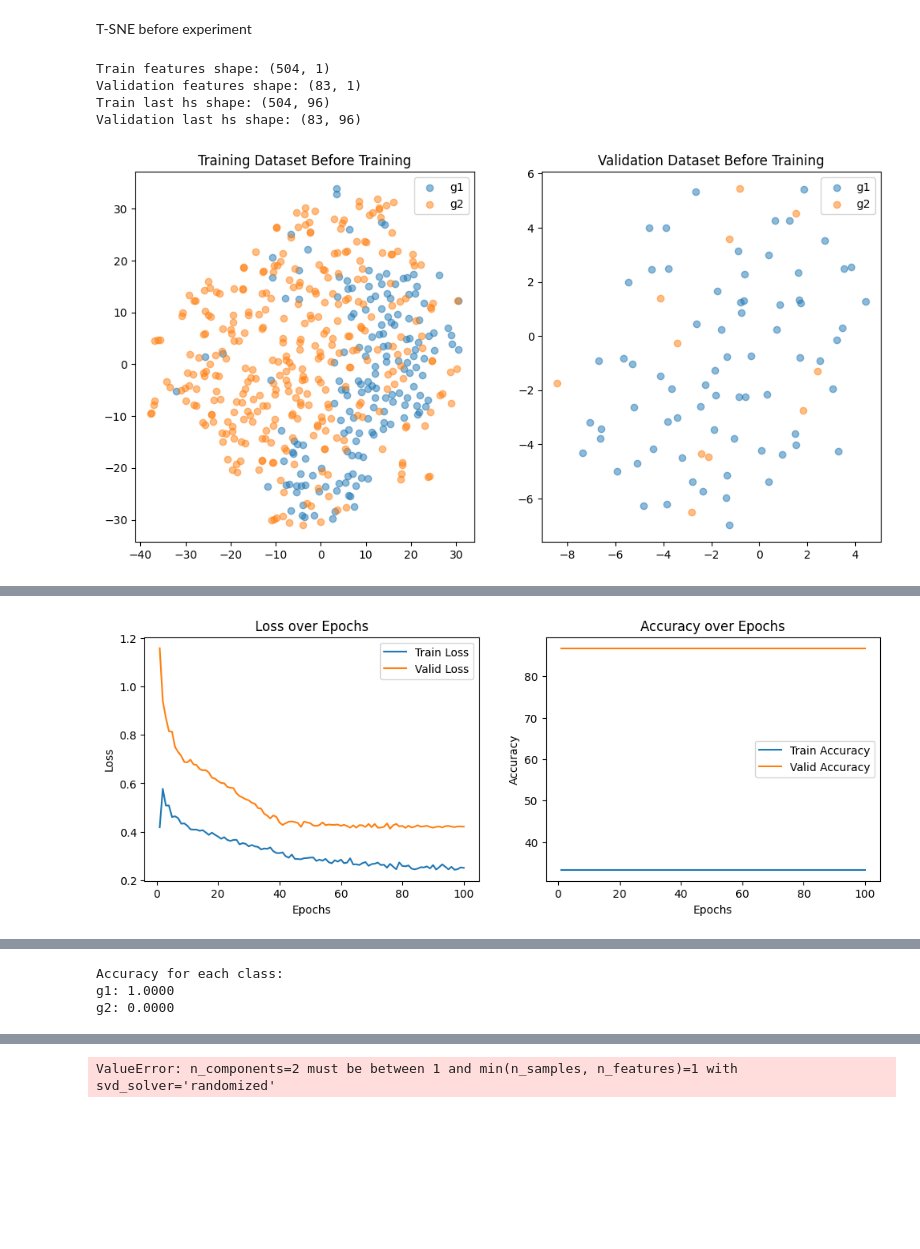
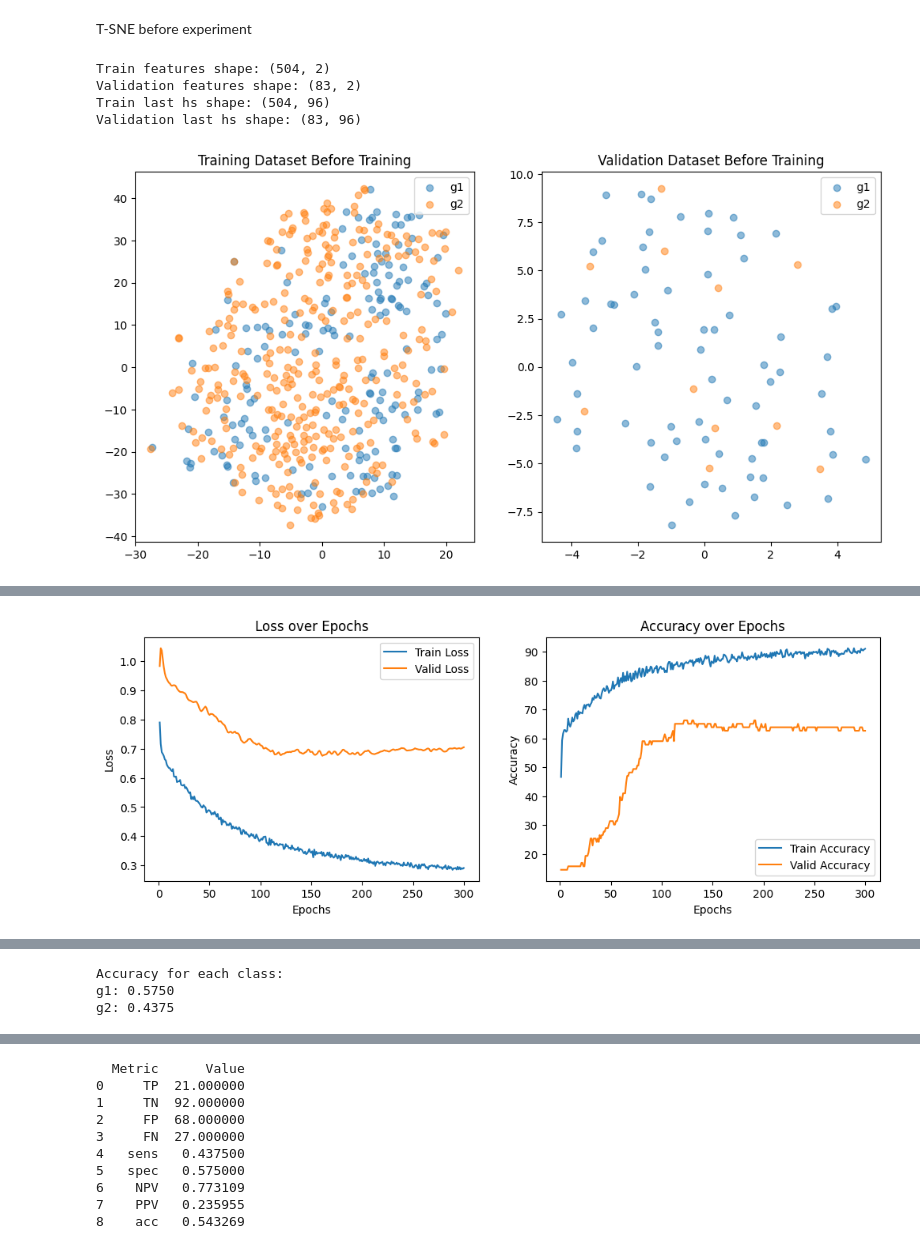
Before and after one commit to tansaurus/VCMI, a Jupyter notebook: Using_MulT_with_3_modals.ipynb, the cells around one changed output, grey strips where cells are left out. Saved outputs shown, nothing was run; the diff lists cells and outputs as text; code cells hidden in the pictures; blank space fills up the shorter version.

```diff
--- a/Using_MulT_with_3_modals.ipynb
+++ b/Using_MulT_with_3_modals.ipynb
@@ -781,14 +781,14 @@ if __name__ == '__main__':
         out_dropout=0.1,
         embed_dropout=0.1,
         attn_mask=True,
-        output_dim=1  # 출력 차원 (예: 이진 분류의 경우 1)
+        output_dim=2  # 출력 차원 (예: 이진 분류의 경우 1)
     )
 
     mult_model = MulT(hyp_params)
     mult_model.to(device)
 # %%
 # loss function
-criterion = nn.L1Loss()
+criterion = nn.CrossEntropyLoss()
 # optimizer
 optimizer = optim.Adam(mult_model.parameters(), lr=params["lr"])
 # scheduler
@@ -827,6 +827,9 @@ def extract_features(model, dataloader):
 import torch
 import torch.nn.functional as F
 from copy import deepcopy
+
+# Ensure device is defined
+device = torch.device('cuda' if torch.cuda.is_available() else 'cpu')
 
 def train_epoch(model, dataloader, criterion, optimizer):
     model.train()
@@ -838,6 +841,7 @@ def train_epoch(model, dataloader, criterion, optimizer):
 
         optimizer.zero_grad()
         outputs, _ = model(adc_input, dwi_input, t2_input)
+
         loss = criterion(outputs, label)
         loss.backward()
         optimizer.step()
@@ -848,7 +852,7 @@ def train_epoch(model, dataloader, criterion, optimizer):
         correct += (predicted == label).sum().item()
 
     epoch_loss = running_loss / len(dataloader)
-    epoch_acc = 100 * correct / total
+    epoch_acc = 100 * correct / total  # Ensure this is in percentage form
     return epoch_loss, epoch_acc
 
 def validate_epoch(model, dataloader, criterion, target_class=1):
@@ -863,6 +867,8 @@ def validate_epoch(model, dataloader, criterion, target_class=1):
             adc_input, dwi_input, t2_input, label = adc_input.to(device), dwi_input.to(device), t2_input.to(device), label.to(device)
 
             outputs, _ = model(adc_input, dwi_input, t2_input)
+
+            # No need to reshape the label if it's already [batch_size]
             loss = criterion(outputs, label)
 
             running_loss += loss.item()
@@ -877,9 +883,8 @@ def validate_epoch(model, dataloader, criterion, target_class=1):
     sensitivity = TP / (TP + FN) if (TP + FN) > 0 else 0
 
     epoch_loss = running_loss / len(dataloader)
-    epoch_acc = 100 * correct / total
+    epoch_acc = 100 * correct / total  # Ensure this is in percentage form
     return epoch_loss, epoch_acc, sensitivity
-
 
 train_losses = []
 train_accuracies = []
@@ -890,7 +895,6 @@ def train(model, train_loader, valid_loader, criterion, optimizer, scheduler, ep
     best_val_accuracy = 0
     best_val_loss = float('inf')
     best_model_state_dict = None
-
 
     for epoch in range(epochs):
         train_loss, train_acc = train_epoch(model, train_loader, criterion, optimizer)
@@ -909,7 +913,7 @@ def train(model, train_loader, valid_loader, criterion, optimizer, scheduler, ep
             best_model_state_dict = deepcopy(model.state_dict())
             print(f"Epoch {epoch+1}: Saving new best model with val_accuracy {val_acc:.4f}")
 
-        print(f"Epoch {epoch+1}: Train Loss {train_loss:.4f}, Train Accuracy {train_acc:.4f}, Val Loss {val_loss:.4f}, Val Accuracy {val_acc:.4f}")
+        print(f"Epoch {epoch+1}: Train Loss {train_loss:.4f}, Train Accuracy {train_acc:.4f}, Val Loss {val_loss:.4f}, Val Accuracy {val_acc:.4f}, Sensitivity {sensitivity:.4f}")
         print("lr: ", optimizer.param_groups[0]['lr'])
 
     if best_model_state_dict:
@@ -1042,8 +1046,8 @@ def predict_and_visualize(model, test_loader, model_state_dict_path, output_exce
                     'T2 File Name': os.path.basename(test_loader.dataset.t2_df.iloc[i, 0]),
                     'True Label': labels[i].item(),
                     'Predicted Label': preds[i].item(),
-                    'Probability g1': probabilities[i].item(),
-                    'Probability g2': 1 - probabilities[i].item(),
+                    'Probability g1': probabilities[i][0].item(),
+                    'Probability g2': probabilities[i][1].item(),
                     'Correct': labels[i].item() == preds[i].item()
                 })
 
@@ -1107,6 +1111,11 @@ def predict_and_visualize(model, test_loader, model_state_dict_path, output_exce
     mlflow.log_metric("accuracy", accuracy)
     mlflow.log_artifact(output_excel_path)
 # %%
+train_losses = []
+train_accuracies = []
+val_losses = []
+val_accuracies = []
+
 if mlflow.active_run():
     mlflow.end_run()
 
@@ -1126,33 +1135,33 @@ with mlflow.start_run():
 
     # 그래프 그리기
     epochs_range = range(1, params["epochs"] + 1)
 
     plt.figure(figsize=(12, 4))
     plt.subplot(1, 2, 1)
     plt.plot(epochs_range, train_losses, label='Train Loss')
     plt.plot(epochs_range, val_losses, label='Valid Loss')
     plt.xlabel('Epochs')
     plt.ylabel('Loss')
     plt.title('Loss over Epochs')
     plt.legend()
 
     plt.subplot(1, 2, 2)
     plt.plot(epochs_range, train_accuracies, label='Train Accuracy')
     plt.plot(epochs_range, val_accuracies, label='Valid Accuracy')
     plt.xlabel('Epochs')
     plt.ylabel('Accuracy')
     plt.title('Accuracy over Epochs')
     plt.legend()
     plt.savefig("plot.png")
     mlflow.log_artifact("plot.png")
     plt.show()
 
     visualize_tsne_after_test(mult_model, train_dataloader, valid_dataloader)
 
     predict_and_visualize(mult_model, test_dataloader, 'model_state_dict.pth')
 # %% [output]
-Train features shape: (504, 1)
-Validation features shape: (83, 1)
+Train features shape: (504, 2)
+Validation features shape: (83, 2)
 Train last hs shape: (504, 96)
 Validation last hs shape: (83, 96)
-[figure, old version]
+[figure, new version]
@@ -1176 +1185 @@ lr:  6.4e-07
-[figure, old version]
+[figure, new version]
@@ -1178,3 +1187,3 @@ lr:  6.4e-07
 Accuracy for each class:
-g1: 1.0000
-g2: 0.0000
+g1: 0.5750
+g2: 0.4375
@@ -1181 +1191,10 @@ g2: 0.0000
-ValueError: n_components=2 must be between 1 and min(n_samples, n_features)=1 with svd_solver='randomized'
+  Metric      Value
+0     TP  21.000000
+1     TN  92.000000
+2     FP  68.000000
+3     FN  27.000000
+4   sens   0.437500
+5   spec   0.575000
+6    NPV   0.773109
+7    PPV   0.235955
+8    acc   0.543269
```
Also changed, not shown: parts of 5 cells of this notebook.
